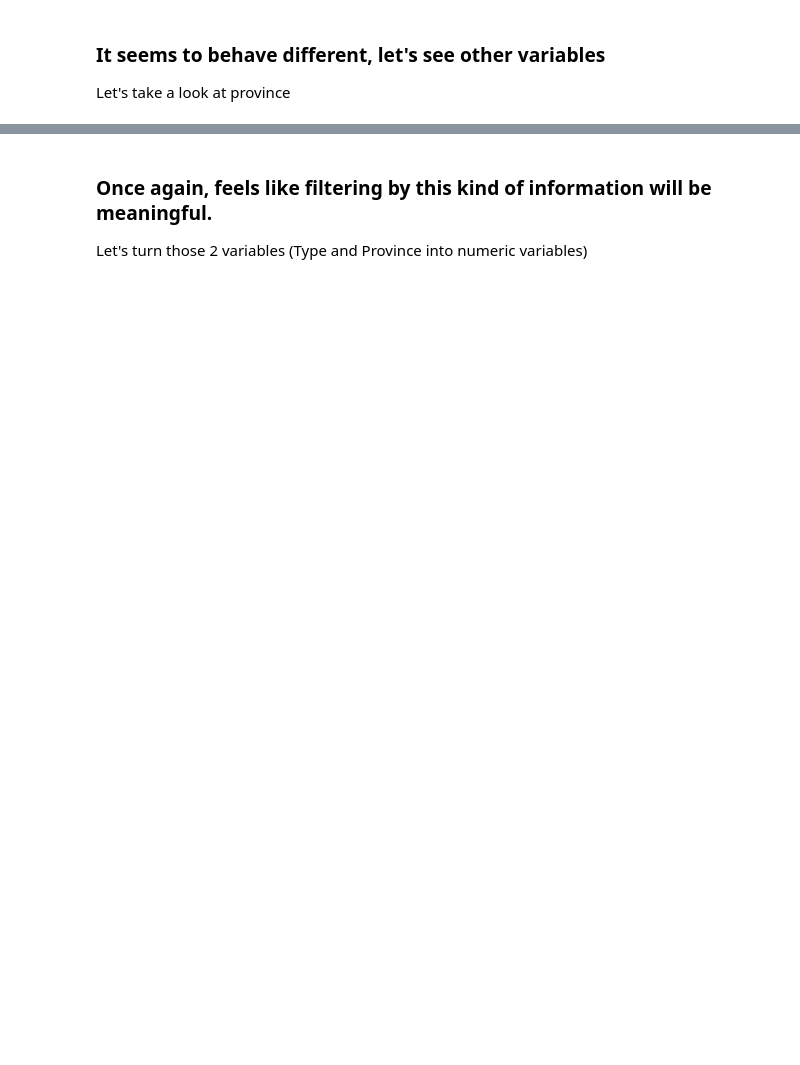
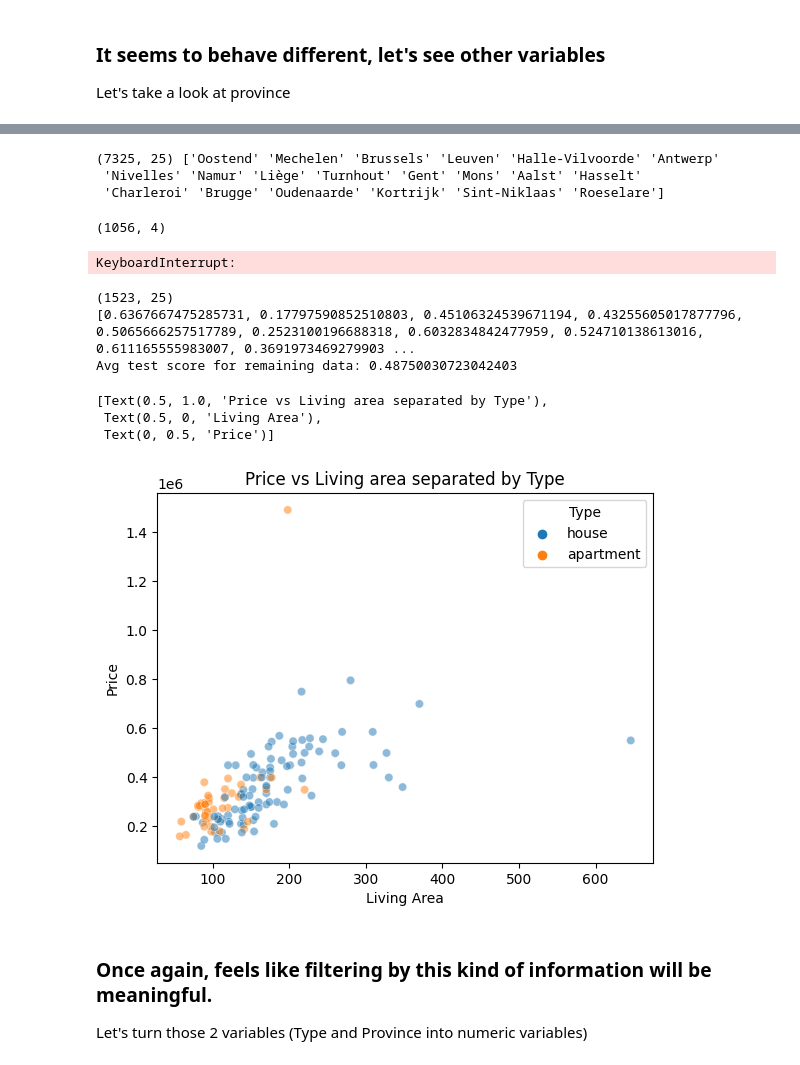
Before and after one commit to henrique-rauen/BelgiumRealEstate, a Jupyter notebook: Model.ipynb, the cells around one changed output, grey strips where cells are left out. Saved outputs shown, nothing was run; the diff lists cells and outputs as text; code cells hidden in the pictures; blank space fills up the shorter version.

```diff
--- a/Model.ipynb
+++ b/Model.ipynb
@@ -69,3 +76,82 @@ plot.set(title="Average listing price per Province")
+# %%
+df_reg=df[df["District"].isin(df["District"].value_counts()[0:20].index.to_list())]
+print(df_reg.shape, df_reg["District"].unique())
+df_dummies = pd.get_dummies(df_reg[["Type", "District"]])
+df_regression = pd.concat([df_reg[["Price", "Living_area"]], df_dummies.drop(columns=df_dummies.columns[[0,-1]])], axis=1)
+# %% [output]
+(7325, 25) ['Oostend' 'Mechelen' 'Brussels' 'Leuven' 'Halle-Vilvoorde' 'Antwerp'
+ 'Nivelles' 'Namur' 'Liège' 'Turnhout' 'Gent' 'Mons' 'Aalst' 'Hasselt'
+ 'Charleroi' 'Brugge' 'Oudenaarde' 'Kortrijk' 'Sint-Niklaas' 'Roeselare']
+# %%
+district_list=df["District"].value_counts()[0:20].index.to_list()
+#df_local = df[df["Type"] == "house"]
+#df_local = df[df["Living_area"] <= 300]
+df_local = df
+
+n=20 #test size
+
+df_dummies = pd.get_dummies(df_local["Type"])
+df_dummies.drop(columns=df_dummies.columns[-1], inplace=True)
+df_dummies = pd.concat([df_local[["Price", "Living_area", "District"]], df_dummies], axis=1)
+overall_score = []
+
+for district in district_list:
+    df_regression = df_dummies[df_dummies["District"] == district]
+    print(df_regression.shape)
+    X = df_regression.drop(columns=["Price", "District"]).to_numpy()
+    y = df_regression["Price"].to_numpy()
+    avg_score = 0
+    for i in range(n):
+        (X_train, X_test, y_train, y_test) = train_test_split(X, y, test_size= 0.25)
+        transformer = MaxAbsScaler().fit(X_train)
+        X_train = transformer.transform(X_train)
+        X_test = transformer.transform(X_test)
+
+        #pipe = make_pipeline(MaxAbsScaler(), LinearRegression())
+        #pipe.fit(X_train, y_train)
+        #regressor = SGDRegressor(loss='epsilon_insensitive', max_iter=50000)
+        regressor = LinearRegression()
+        regressor.fit(X_train,y_train)
+        score = regressor.score(X_test,y_test)
+        #score = pipe.score(X_test,y_test)
+        avg_score = (avg_score * i + score)/(i+1)
+        overall_score.append(score)
+
+    print(f"Avg test score for district {district}: {avg_score}")
+print(f"Avg test score for all districts: {np.mean(overall_score)}")
+# %% [output]
+(1056, 4)
+KeyboardInterrupt:
+# %%
+df_local=df[~df["District"].isin(district_list)]
+print(df_local.shape)
+X = df_regression.drop(columns=["Price", "District"]).to_numpy()
+y = df_regression["Price"].to_numpy()
+avg_score=[]
+for i in range(n):
+    (X_train, X_test, y_train, y_test) = train_test_split(X,y,test_size= 0.25)
+    transformer = MaxAbsScaler().fit(X_train)
+    X_train = transformer.transform(X_train)
+    X_test = transformer.transform(X_test)
+
+    regressor = LinearRegression()
+    regressor.fit(X_train,y_train)
+    score = regressor.score(X_test,y_test)
+    avg_score.append(score)
+print(avg_score)
+print(f"Avg test score for remaining data: {np.mean(avg_score)}")
+# %% [output]
+(1523, 25)
+[0.6367667475285731, 0.17797590852510803, 0.45106324539671194, 0.43255605017877796, 0.5065666257517789, 0.2523100196688318, 0.6032834842477959, 0.524710138613016, 0.611165555983007, 0.3691973469279903 ...
+Avg test score for remaining data: 0.48750030723042403
+# %%
+plot = sns.scatterplot(data=df_local[df_local["District"] == "Sint-Niklaas"], x="Living_area", y="Price", hue="Type", alpha=0.5)
+plot.set(title="Price vs Living area separated by Type",xlabel="Living Area", ylabel="Price")
+# %% [output]
+[Text(0.5, 1.0, 'Price vs Living area separated by Type'),
+ Text(0.5, 0, 'Living Area'),
+ Text(0, 0.5, 'Price')]
+[figure, added]
 # %% [markdown]
 ### Once again, feels like filtering by this kind of information will be meaningful.
 
```
Also changed, not shown: parts of 11 cells of this notebook, 3 other files.
